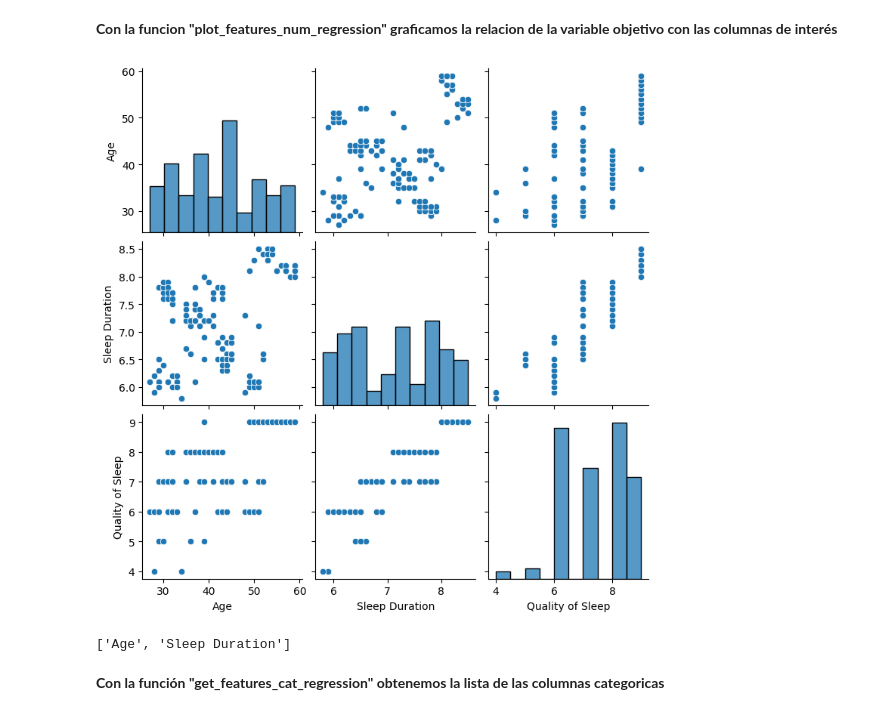
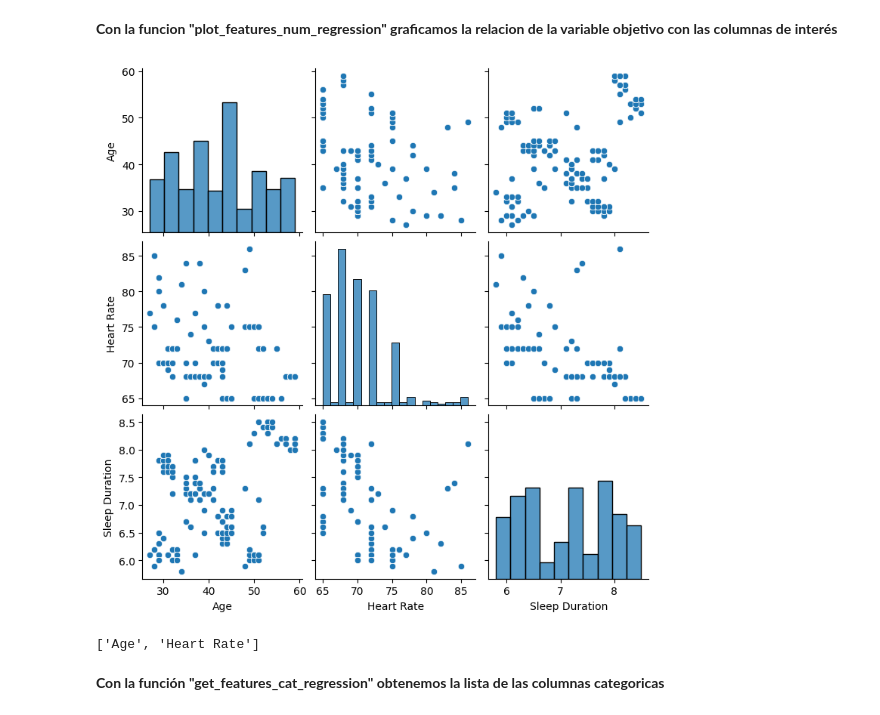
Before and after one commit to Kathry1/TeamChallenge_team8, a Jupyter notebook: Notebook_toolbox.ipynb, the cells around one changed output. Saved outputs shown, nothing was run; the diff lists cells and outputs as text; code cells hidden in the pictures.

```diff
--- a/Notebook_toolbox.ipynb
+++ b/Notebook_toolbox.ipynb
@@ -96,14 +101,14 @@ print(numerical_features)
 # %%
 plot_features_num_regression(
     data,
-    target_col="Quality of Sleep",
-    columns=["Age", "Sleep Duration"],
-    umbral_corr=0.1,
+    target_col="Sleep Duration",
+    columns=["Age", "Daily Steps","Heart Rate","Physical Activity Level"],
+    umbral_corr=0.3,
     pvalue=0.05
 )
 # %% [output]
-[figure, old version]
+[figure, new version]
-['Age', 'Sleep Duration']
+['Age', 'Heart Rate']
 # %% [markdown]
 **Con la función "get_features_cat_regression" obtenemos la lista de las columnas categoricas**
 # %%
```
Also changed, not shown: parts of 5 cells of this notebook.
